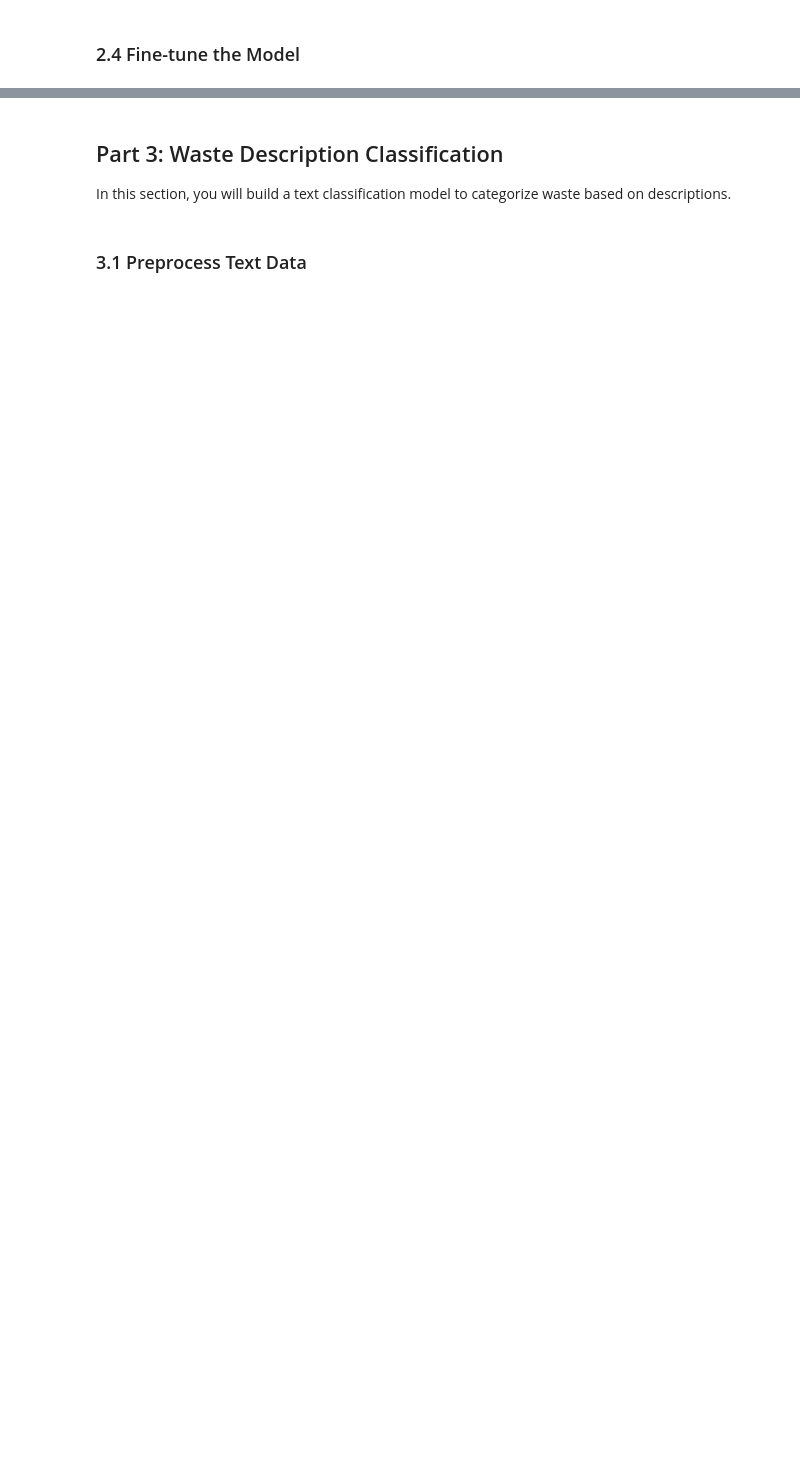
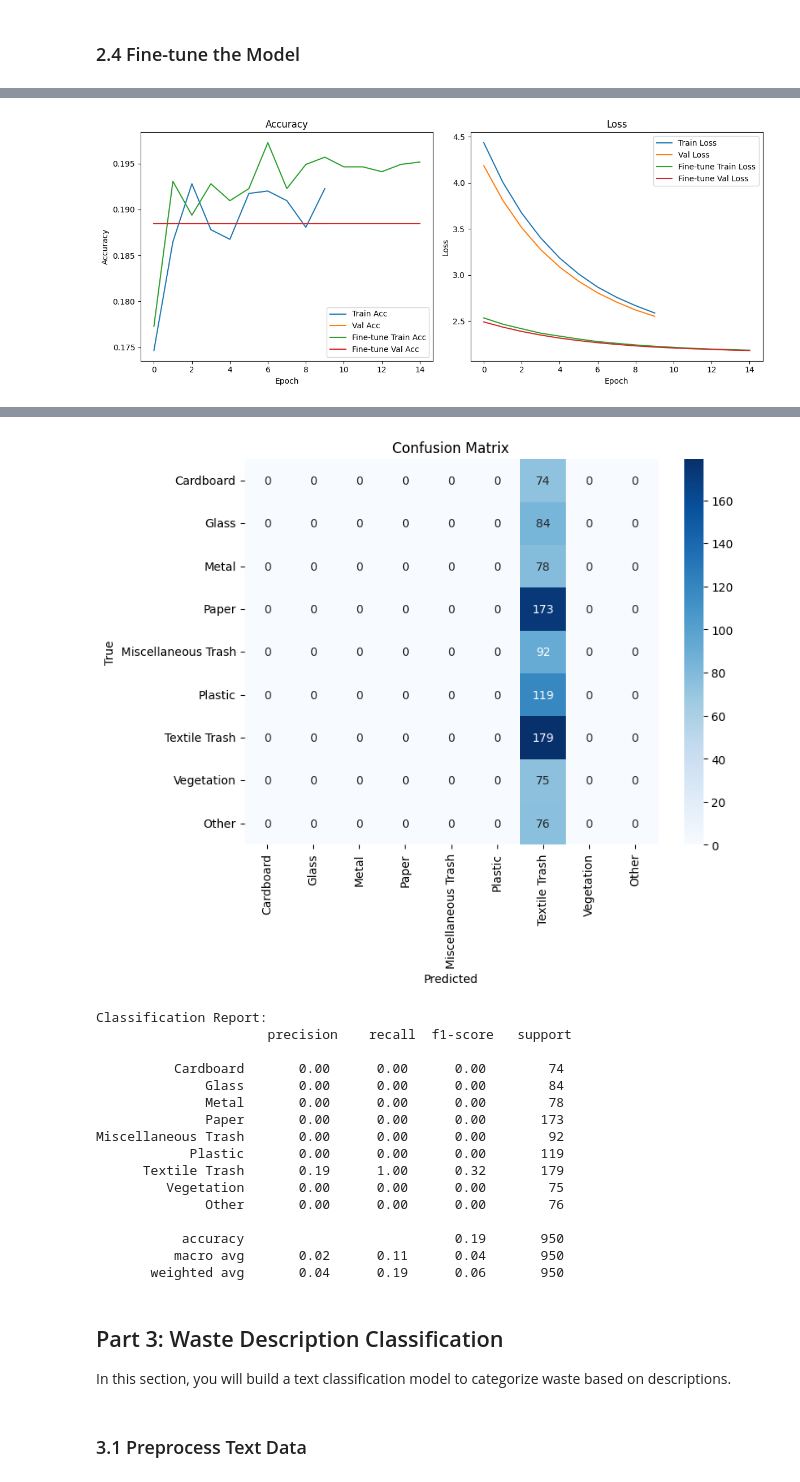
Before and after one commit to bcaudillo/data_science, a Jupyter notebook: Waste Management Summative.ipynb, the cells around one changed output, grey strips where cells are left out. Cells and saved outputs as stored; diff of their text form; code cells hidden in the pictures; blank space fills up the shorter version.

```diff
--- a/Waste Management Summative.ipynb
+++ b/Waste Management Summative.ipynb
@@ -758,12 +749,12 @@ x = layers.GlobalAveragePooling2D()(x)
 x = layers.Dropout(0.5)(x)
 x = layers.Dense(128, activation='relu', kernel_regularizer=regularizers.l2(0.01))(x)
 outputs = layers.Dense(9, activation='softmax', kernel_regularizer=regularizers.l2(0.01))(x)
-model = Model(inputs, outputs, name="EffNet_transfer")
+cnn_model = Model(inputs, outputs, name="EffNet_transfer")   # Renamed here
 
 # Initial compile (transfer learning phase)
-model.compile(
+cnn_model.compile(
     optimizer=Adam(learning_rate=1e-4),
-    loss='categorical_crossentropy',
+    loss='sparse_categorical_crossentropy',
     metrics=['accuracy']
 )
 
@@ -773,7 +764,7 @@ reduce_lr = ReduceLROnPlateau(monitor='val_loss', factor=0.5, patience=2, min_lr
 
 # Train (transfer learning)
 EPOCHS = 10
-history = model.fit(
+history = cnn_model.fit(
     train_ds,
     validation_data=val_ds,
     epochs=EPOCHS,
@@ -786,14 +777,14 @@ for layer in base_model.layers[:-50]:
     layer.trainable = False
 
 # Re-compile with a *lower* learning rate
-model.compile(
+cnn_model.compile(
     optimizer=Adam(learning_rate=1e-4),
-    loss='categorical_crossentropy',
+    loss='sparse_categorical_crossentropy',
     metrics=['accuracy']
 )
 
 # Continue training (fine-tuning)
-history_finetune = model.fit(
+history_finetune = cnn_model.fit(
     train_ds,
     validation_data=val_ds,
     epochs=15,
@@ -801,7 +792,7 @@ history_finetune = model.fit(
 )
 
 # Evaluate on validation set
-val_loss, val_acc = model.evaluate(val_ds)
+val_loss, val_acc = cnn_model.evaluate(val_ds)
 print(f"Validation Accuracy: {val_acc:.4f}, Validation Loss: {val_loss:.4f}")
 # %% [output]
 Epoch 1/10
@@ -823,32 +829,34 @@ plt.legend()
 plt.subplot(1, 2, 2)
 plt.plot(history.history['loss'], label='Train Loss')
 plt.plot(history.history['val_loss'], label='Val Loss')
 if 'loss' in history_finetune.history:
     plt.plot(history_finetune.history['loss'], label='Fine-tune Train Loss')
     plt.plot(history_finetune.history['val_loss'], label='Fine-tune Val Loss')
 plt.title('Loss')
 plt.xlabel('Epoch')
 plt.ylabel('Loss')
 plt.legend()
 plt.tight_layout()
 plt.show()
 
 # Confusion matrix and classification report
 y_true = []
 y_pred = []
 for images, labels in val_ds:
-    preds = model.predict(images)
-    y_true.extend(np.argmax(labels.numpy(), axis=1))
+    preds = cnn_model.predict(images)
+    y_true.extend(labels.numpy())
     y_pred.extend(tf.argmax(preds, axis=1).numpy())
 
 class_names = ["Cardboard", "Glass", "Metal", "Paper", "Miscellaneous Trash", "Plastic", "Textile Trash", "Vegetation", "Other"]
 cm = confusion_matrix(y_true, y_pred)
 plt.figure(figsize=(8, 6))
 sns.heatmap(cm, annot=True, fmt='d', cmap='Blues',
             xticklabels=class_names, yticklabels=class_names)
 plt.title("Confusion Matrix")
 plt.xlabel("Predicted")
 plt.ylabel("True")
 plt.show()
 
 print("\nClassification Report:\n", classification_report(y_true, y_pred, target_names=class_names))
+# %% [output]
+[figure, added]
@@ -855,3 +881,20 @@ print("\nClassification Report:\n", classification_report(y_true, y_pred, target
+[figure, added]
+Classification Report:
+                      precision    recall  f1-score   support
+
+          Cardboard       0.00      0.00      0.00        74
+              Glass       0.00      0.00      0.00        84
+              Metal       0.00      0.00      0.00        78
+              Paper       0.00      0.00      0.00       173
+Miscellaneous Trash       0.00      0.00      0.00        92
+            Plastic       0.00      0.00      0.00       119
+      Textile Trash       0.19      1.00      0.32       179
+         Vegetation       0.00      0.00      0.00        75
+              Other       0.00      0.00      0.00        76
+
+           accuracy                           0.19       950
+          macro avg       0.02      0.11      0.04       950
+       weighted avg       0.04      0.19      0.06       950
 # %% [markdown]
 ## Part 3: Waste Description Classification
 
```
Also changed, not shown: parts of 28 cells of this notebook.
